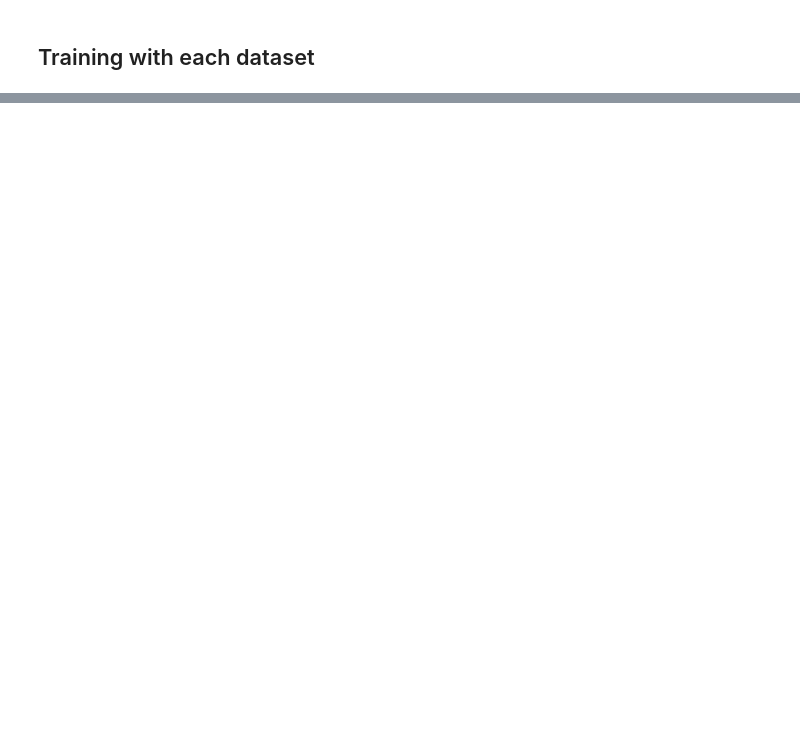
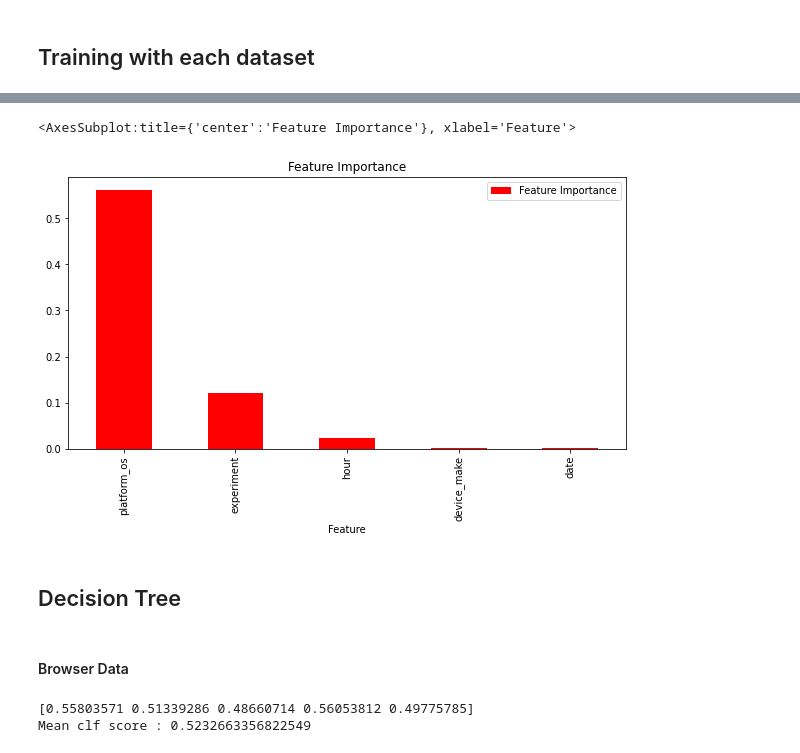
Before and after one commit to abu-bakarr/10_Academy_Week2_Group, a Jupyter notebook: notebooks/ML-Ab-Testing.ipynb, the cells around one changed output, grey strips where cells are left out. Drawn from its saved outputs; the diff is of its cells as text; code cells hidden in the pictures; blank space fills up the shorter version.

```diff
--- a/notebooks/ML-Ab-Testing.ipynb
+++ b/notebooks/ML-Ab-Testing.ipynb
@@ -170,2 +166,2 @@ browser_x_valid.head(3)
 # %%
-platform_data = split_platform_data.test_validate_train(0.7, 0.2, "user_response")
+Xp_train, Xp_test, yp_train, yp_test = split_platform_data.test_validate_train(0.7, "user_response")
@@ -204,0 +213,6 @@ Accuracy: 0.10483870967741936
+# %%
+feat_imp_log = pd.DataFrame({"Feature Importance": logregp.coef_[0]})
+feat_imp_log["Feature"] = ["experiment", "date", "hour", "device_make", "platform_os"]
+feat_imp_log = feat_imp_log.set_index("Feature")
+feat_imp_log = feat_imp_log.sort_values(by=["Feature Importance"], ascending=False)
+feat_imp_log
@@ -204,0 +227,22 @@ Accuracy: 0.10483870967741936
+# %%
+feat_imp_log.plot.bar(
+    figsize=(10, 5), title="Feature Importance", fontsize=10, rot=90, color="r"
+)
+# %% [output]
+<AxesSubplot:title={'center':'Feature Importance'}, xlabel='Feature'>
+[figure, added]
+# %% [markdown]
+<h2>Decision Tree</h2>
+# %% [markdown]
+<h4>Browser Data</h4>
+# %%
+dec = DecisionTreeClassifier()
+dec.fit(Xb_train, yb_train)
+dec_scores = cross_val_score(
+    estimator=dec, X=Xb_train, y=yb_train, cv=5, scoring="accuracy"
+)
+print(dec_scores)
+print("Mean clf score :", dec_scores.mean())
+# %% [output]
+[0.55803571 0.51339286 0.48660714 0.56053812 0.49775785]
+Mean clf score : 0.5232663356822549
```
Also changed, not shown: parts of 42 cells of this notebook, 1 other file.
